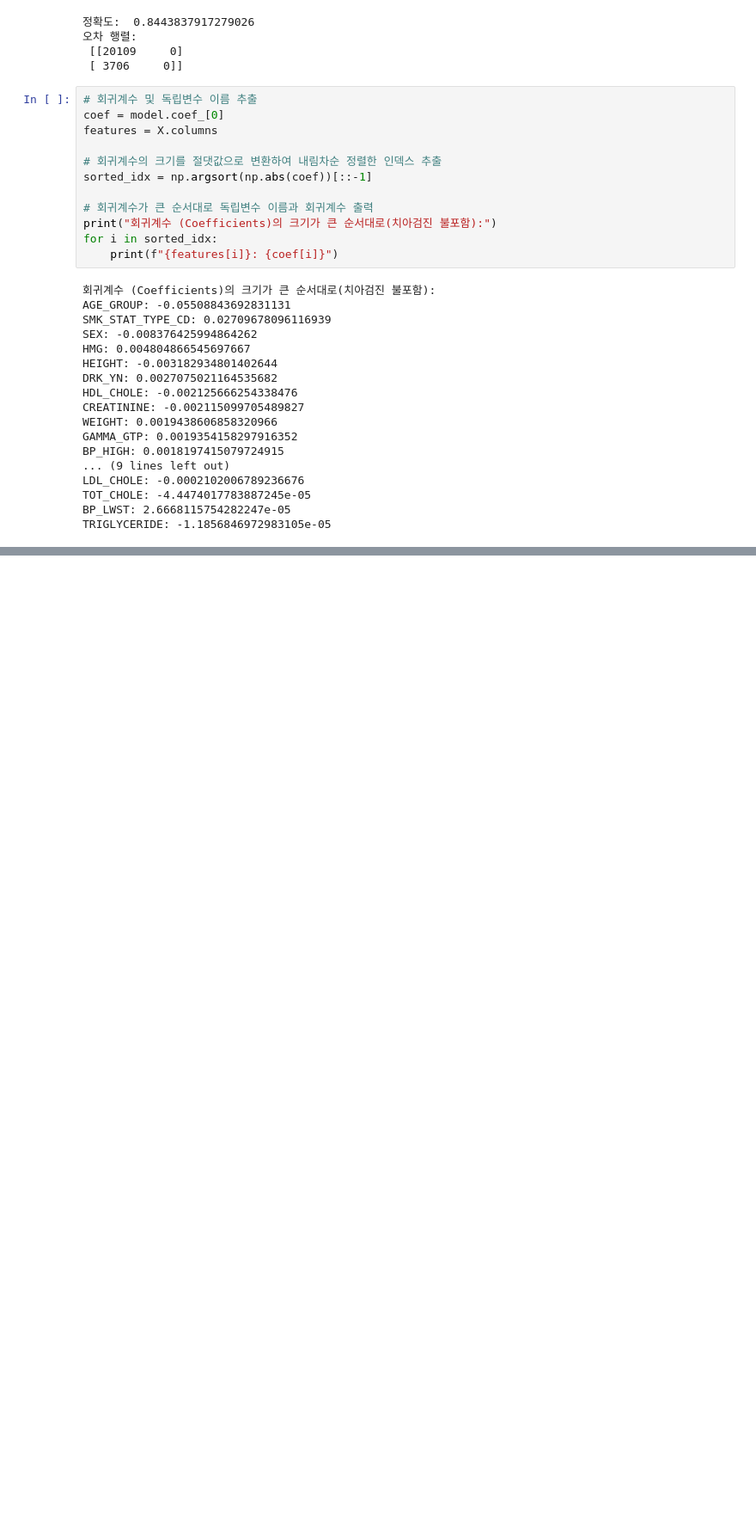
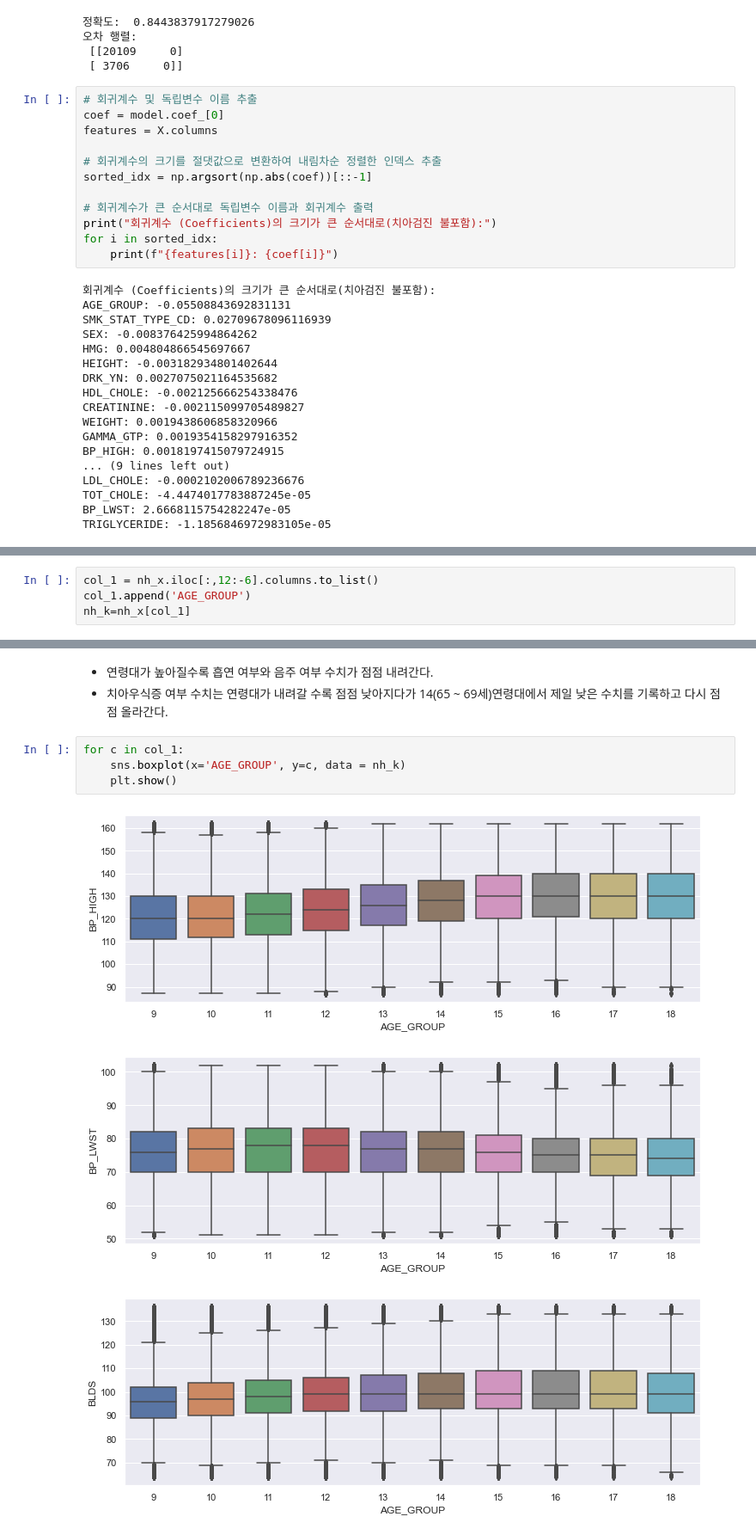
Before and after one commit to jisooyoon22/cw_data, a Jupyter notebook: 윤지수/00_Start_EDA_[윤지수]_3rd.ipynb, the cells around one changed output, grey strips where cells are left out. Shown at 86% size. Cells and saved outputs as stored; diff of their text form; blank space fills up the shorter version.

```diff
--- a/윤지수/00_Start_EDA_[윤지수]_3rd.ipynb
+++ b/윤지수/00_Start_EDA_[윤지수]_3rd.ipynb
@@ -1323,0 +1415,4 @@ TRIGLYCERIDE: -1.1856846972983105e-05
+# %%
+col_1 = nh_x.iloc[:,12:-6].columns.to_list()
+col_1.append('AGE_GROUP')
+nh_k=nh_x[col_1]
@@ -1323,0 +1479,11 @@ TRIGLYCERIDE: -1.1856846972983105e-05
+# %% [markdown]
+- 연령대가 높아질수록 흡연 여부와 음주 여부 수치가 점점 내려간다.
+- 치아우식증 여부 수치는 연령대가 내려갈 수록 점점 낮아지다가 14(65 ~ 69세)연령대에서 제일 낮은 수치를 기록하고 다시 점점 올라간다.
+# %%
+for c in col_1:
+    sns.boxplot(x='AGE_GROUP', y=c, data = nh_k)
+    plt.show()
+# %% [output]
+[figure, added]
+[figure, added]
+[figure, added]
```
Also changed, not shown: parts of 28 cells of this notebook.
